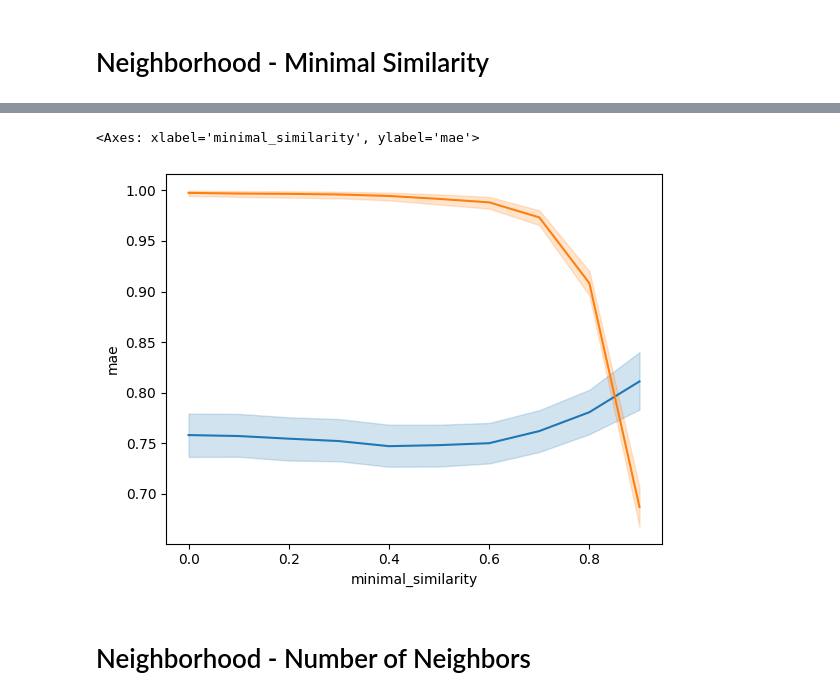
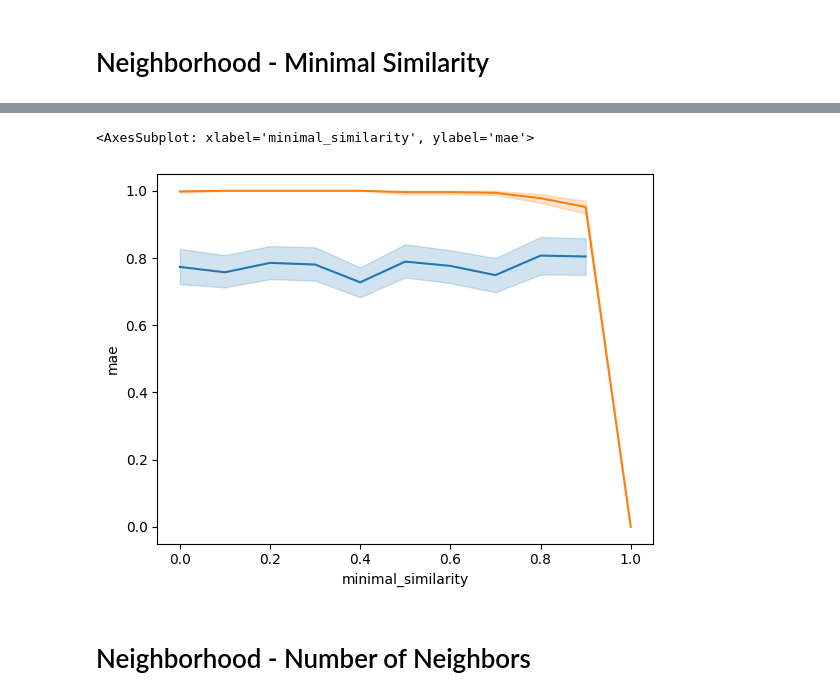
Before and after one commit to fkemeth/book_collaborative_filtering, a Jupyter notebook: evaluate_book_cf.ipynb, the cells around one changed output, grey strips where cells are left out. Saved outputs shown, nothing was run; the diff lists cells and outputs as text; code cells hidden in the pictures.

Commit message:
Book evaluation

```diff
--- a/evaluate_book_cf.ipynb
+++ b/evaluate_book_cf.ipynb
@@ -6,6 +6,7 @@ import seaborn as sns
 
 from src.book_collaborative_filtering.evaluator import Evaluator
 # %%
-number_of_runs = 200
-ratings = pd.read_csv("ratings.csv")
+number_of_runs = 500
+ratings = pd.read_csv("ratings.csv").rename(columns={"book_id": "item_id"})
+ratings.head()
 # %% [output]
@@ -93,12 +115,13 @@ sns.lineplot(data=metrics_minimum_number_of_items_rated_in_common , x="minimum_n
 # Neighborhood - Minimal Similarity
 # %%
 for i, minimal_similarity in enumerate(np.linspace(0.0, 1.0, 11)):
+    print(i)
     params = {
         "neighborhood_method": "threshold",
         "correlation_method": "pearson",
         "minimal_similarity": minimal_similarity,
         "number_of_neighbors": 0,
-        "minimum_number_of_items_rated_in_common": 7,
+        "minimum_number_of_items_rated_in_common": 1,
         "minimal_number_of_ratings": 1,
         "deviation_from_mean": False,
     }
@@ -113,12 +148,11 @@ for i, minimal_similarity in enumerate(np.linspace(0.0, 1.0, 11)):
 # %%
-# metrics_baseline = pd.read_csv("results/book_cf_results_baseline.csv")
-metrics_minimal_similarity = pd.concat([pd.read_csv(f"results/book_cf_results_minimal_similarity_{i}.csv") for i in range(10)], axis=0).reset_index()
+metrics_minimal_similarity = pd.concat([pd.read_csv(f"results/book_cf_results_minimal_similarity_{i}.csv") for i in range(11)], axis=0).reset_index()
 
 sns.lineplot(data=metrics_minimal_similarity, x="minimal_similarity", y="mae")
 sns.lineplot(data=metrics_minimal_similarity, x="minimal_similarity", y="coverage")
 # %% [output]
-<Axes: xlabel='minimal_similarity', ylabel='mae'>
+<AxesSubplot: xlabel='minimal_similarity', ylabel='mae'>
-[figure, old version]
+[figure, new version]
 # %% [markdown]
 # Neighborhood - Number of Neighbors
 # %%
```
Also changed, not shown: parts of 10 cells of this notebook.
